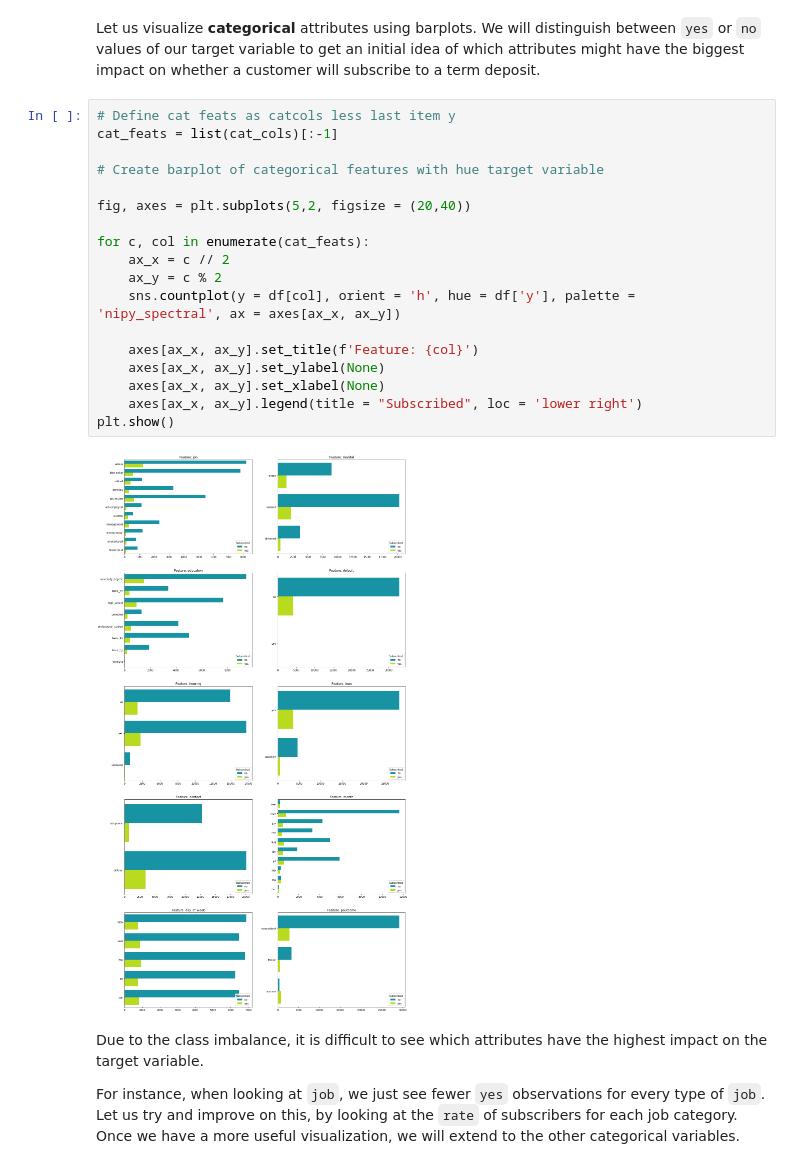
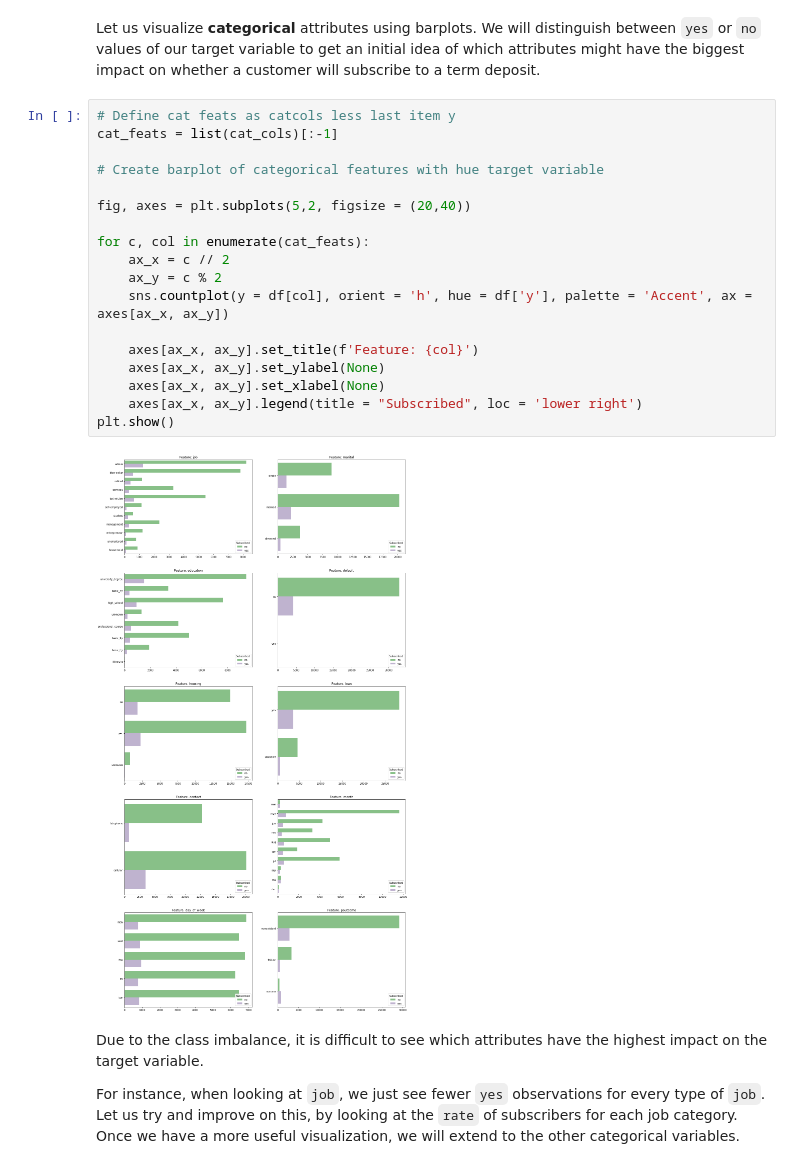
Before and after one commit to nadinezab/bank-marketing, a Jupyter notebook: bank-marketing.ipynb, the cells around one changed output. Cells and saved outputs as stored; diff of their text form.

```diff
--- a/bank-marketing.ipynb
+++ b/bank-marketing.ipynb
@@ -365,23 +345,23 @@ Let us visualize **categorical** attributes using barplots. We will distinguish
 # %%
 # Define cat feats as catcols less last item y
 cat_feats = list(cat_cols)[:-1]
 
 # Create barplot of categorical features with hue target variable
 
 fig, axes = plt.subplots(5,2, figsize = (20,40))
 
 for c, col in enumerate(cat_feats):
     ax_x = c // 2
     ax_y = c % 2
-    sns.countplot(y = df[col], orient = 'h', hue = df['y'], palette = 'nipy_spectral', ax = axes[ax_x, ax_y])
+    sns.countplot(y = df[col], orient = 'h', hue = df['y'], palette = 'Accent', ax = axes[ax_x, ax_y])
 
     axes[ax_x, ax_y].set_title(f'Feature: {col}')
     axes[ax_x, ax_y].set_ylabel(None)
     axes[ax_x, ax_y].set_xlabel(None)
     axes[ax_x, ax_y].legend(title = "Subscribed", loc = 'lower right')
 plt.show()
 # %% [output]
-[figure, old version]
+[figure, new version]
 # %% [markdown]
 Due to the class imbalance, it is difficult to see which attributes have the highest impact on the target variable.
 
```
Also changed, not shown: parts of 13 cells of this notebook.
